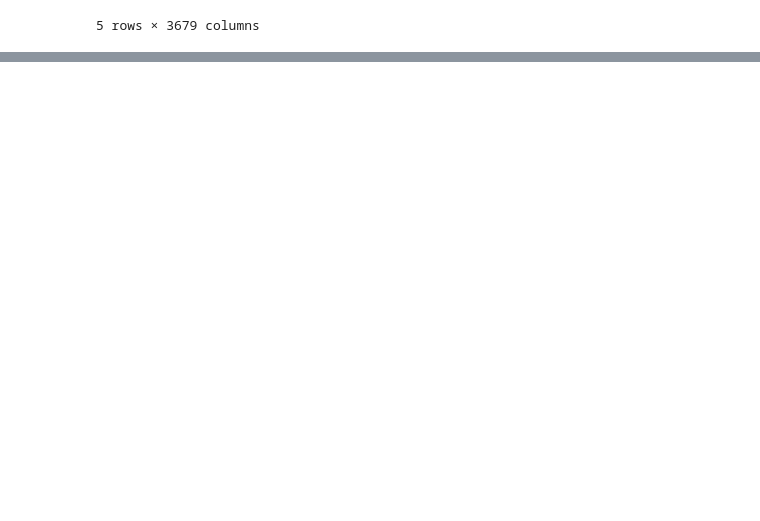
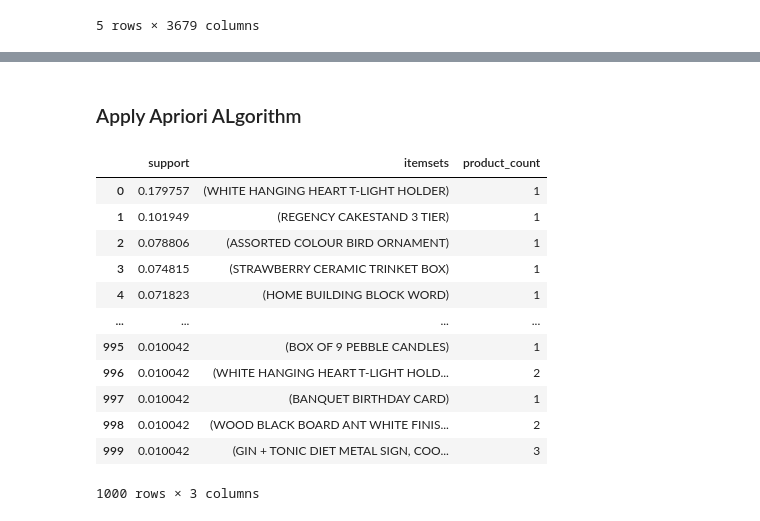
Before and after one commit to enthokz/Customer-Analysis, a Jupyter notebook: Basket Analysis/Basket Analysis Retail.ipynb, the cells around one changed output, grey strips where cells are left out. Drawn from its saved outputs; the diff is of its cells as text; code cells hidden in the pictures; blank space fills up the shorter version.

```diff
--- a/Basket Analysis/Basket Analysis Retail.ipynb
+++ b/Basket Analysis/Basket Analysis Retail.ipynb
@@ -304,0 +325,23 @@ dbas.head()
+# %% [markdown]
+### Apply Apriori ALgorithm
+# %%
+# Create itemset data
+from mlxtend.frequent_patterns import apriori
+
+freq_item= apriori(dbas, min_support=.01, use_colnames=True).sort_values('support', ascending=False).reset_index(drop=True)
+freq_item['product_count']= freq_item['itemsets'].apply(lambda x: len(x))
+freq_item
+# %% [output]
+|  | support | itemsets | product_count |
+| 0 | 0.179757 | (WHITE HANGING HEART T-LIGHT HOLDER) | 1 |
+| 1 | 0.101949 | (REGENCY CAKESTAND 3 TIER) | 1 |
+| 2 | 0.078806 | (ASSORTED COLOUR BIRD ORNAMENT) | 1 |
+| 3 | 0.074815 | (STRAWBERRY CERAMIC TRINKET BOX) | 1 |
+| 4 | 0.071823 | (HOME BUILDING BLOCK WORD) | 1 |
+| ... | ... | ... | ... |
+| 995 | 0.010042 | (BOX OF 9 PEBBLE CANDLES) | 1 |
+| 996 | 0.010042 | (WHITE HANGING HEART T-LIGHT HOLD... | 2 |
+| 997 | 0.010042 | (BANQUET BIRTHDAY CARD) | 1 |
+| 998 | 0.010042 | (WOOD BLACK BOARD ANT WHITE FINIS... | 2 |
+| 999 | 0.010042 | (GIN + TONIC DIET METAL SIGN, COO... | 3 |
+1000 rows × 3 columns
```
Also changed, not shown: parts of 4 cells of this notebook.
